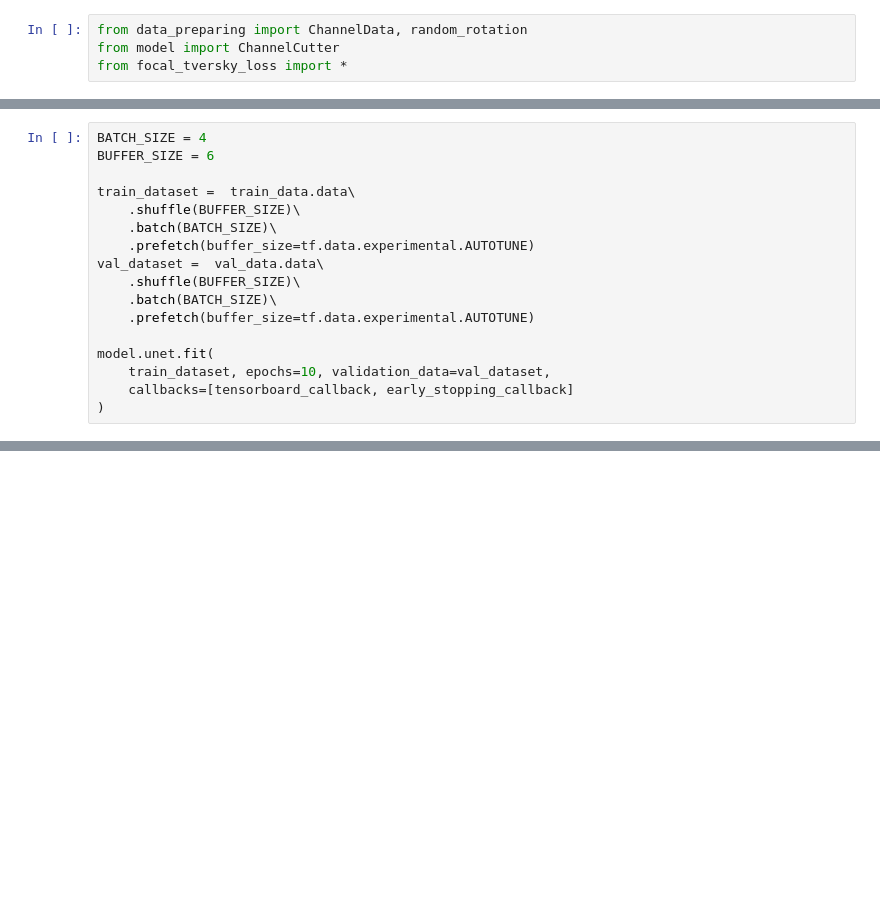
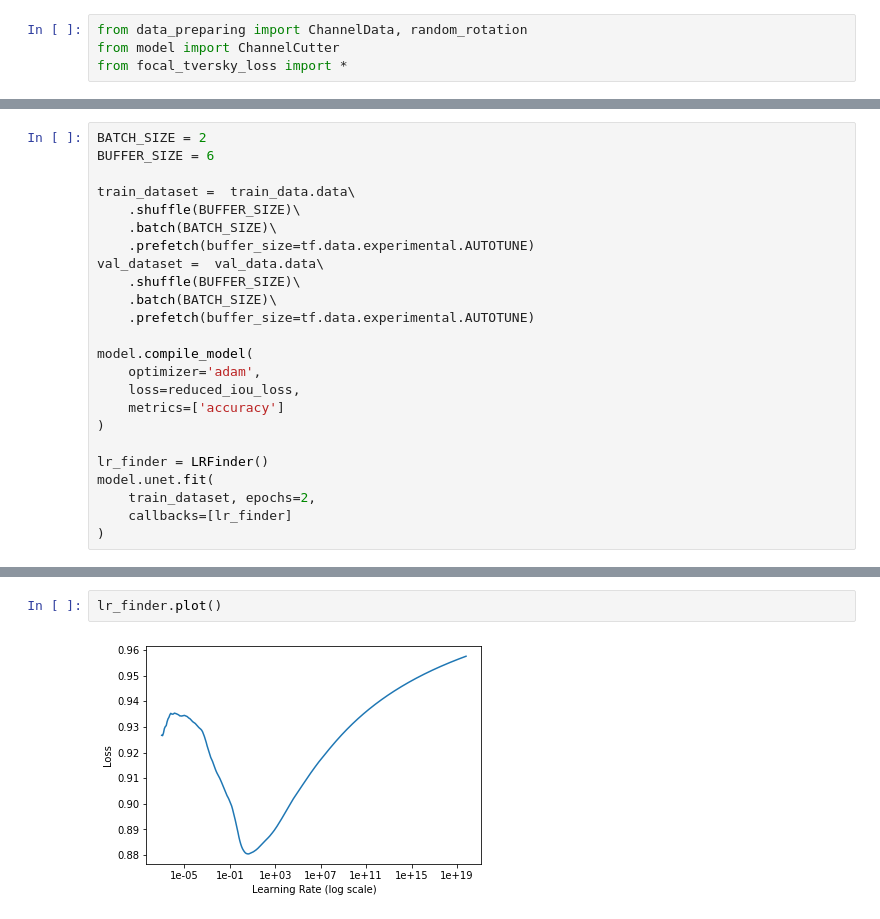
Before and after one commit to badGarnet/channel_image_segmentation, a Jupyter notebook: notes/small_unet.ipynb, the cells around one changed output, grey strips where cells are left out. Drawn from its saved outputs; the diff is of its cells as text; blank space fills up the shorter version.

```diff
--- a/notes/small_unet.ipynb
+++ b/notes/small_unet.ipynb
@@ -45,5 +99,5 @@ tf.keras.utils.plot_model(model.unet, show_shapes=True)
 # %%
-BATCH_SIZE = 4
+BATCH_SIZE = 2
 BUFFER_SIZE = 6
 
 train_dataset =  train_data.data\
@@ -55,8 +109,15 @@ val_dataset =  val_data.data\
     .batch(BATCH_SIZE)\
     .prefetch(buffer_size=tf.data.experimental.AUTOTUNE)
 
+model.compile_model(
+    optimizer='adam',
+    loss=reduced_iou_loss,
+    metrics=['accuracy']
+)
+
+lr_finder = LRFinder()
 model.unet.fit(
-    train_dataset, epochs=10, validation_data=val_dataset,
-    callbacks=[tensorboard_callback, early_stopping_callback]
+    train_dataset, epochs=2,
+    callbacks=[lr_finder]
 )
 # %% [output]
@@ -83 +126,5 @@ Epoch 9/10
 <tensorflow.python.keras.callbacks.History at 0x...>
+# %%
+lr_finder.plot()
+# %% [output]
+[figure, added]
```
Also changed, not shown: parts of 8 cells of this notebook, 4 other files.
